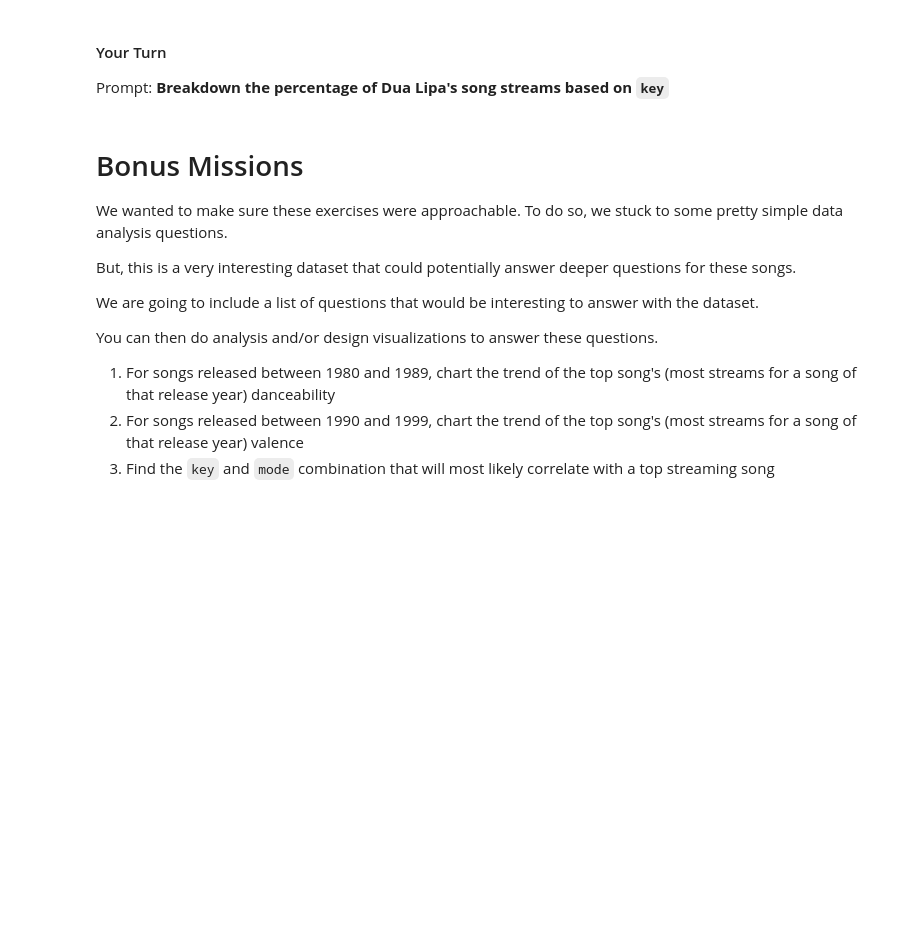
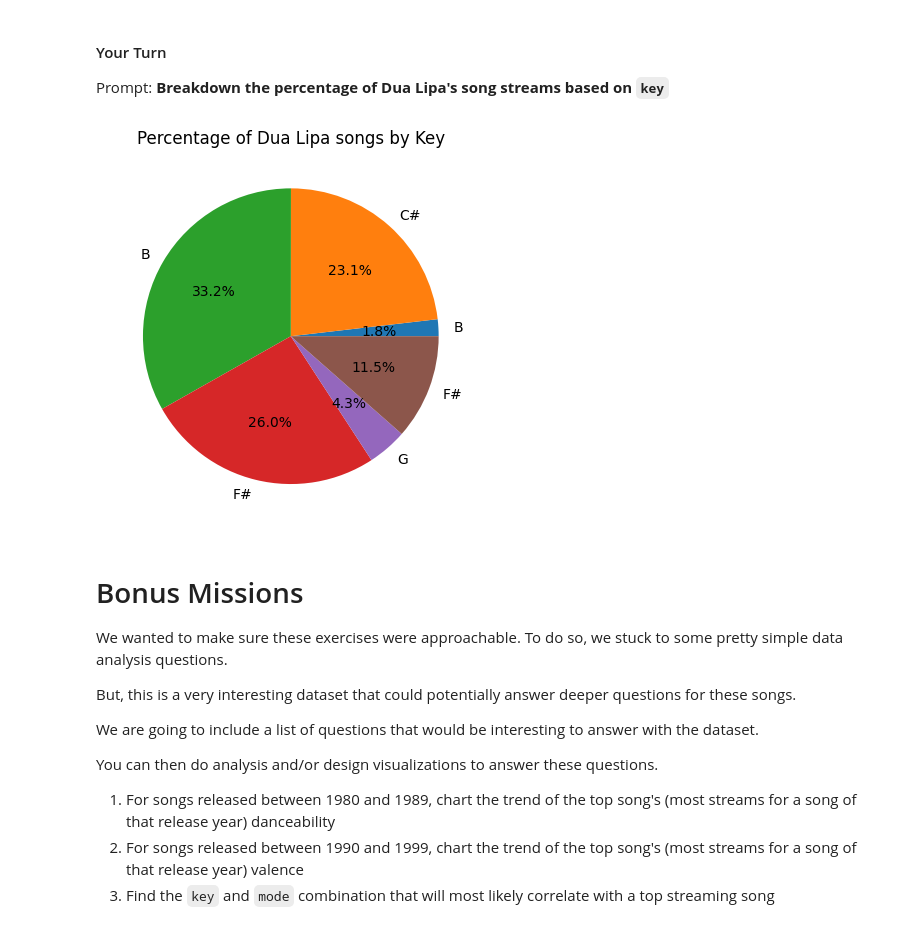
Before and after one commit to gracedonaldsongraham/data-analysis-projects-class-19-and-20, a Jupyter notebook: class-19/exercises/data-viz-exercises.ipynb, the cells around one changed output. Saved outputs shown, nothing was run; the diff lists cells and outputs as text; code cells hidden in the pictures; blank space fills up the shorter version.

```diff
--- a/class-19/exercises/data-viz-exercises.ipynb
+++ b/class-19/exercises/data-viz-exercises.ipynb
@@ -415,3 +458,14 @@ Prompt:
+# %%
+# Code Here
+
+data = df.loc[(df['artist(s)_name'].str.startswith('Dua Lipa', na=False))]
+data
+
+plt.pie(data['streams'], labels=data['key'], autopct='%1.1f%%')
+plt.title('Percentage of Dua Lipa songs by Key')
+plt.show()
+# %% [output]
+[figure, added]
 # %% [markdown]
 # Bonus Missions
 
```
Also changed, not shown: parts of 12 cells of this notebook.
